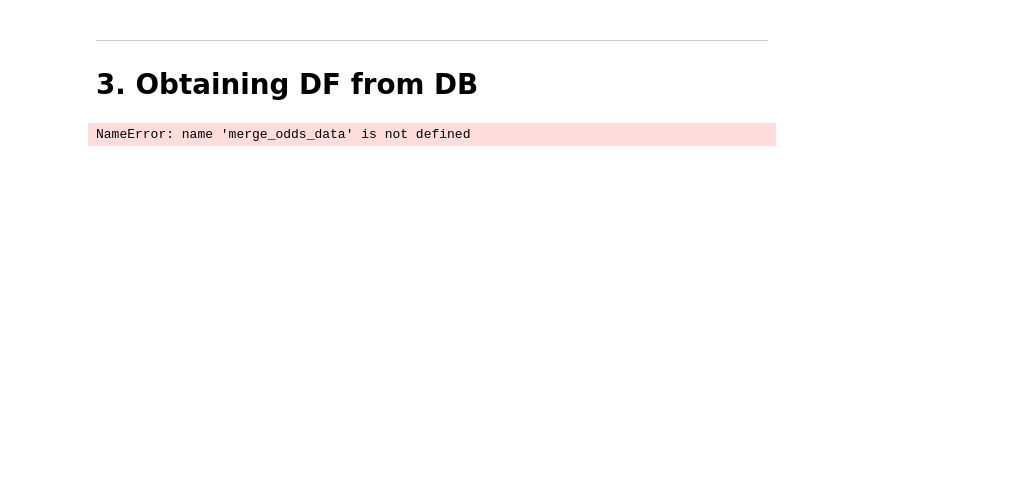
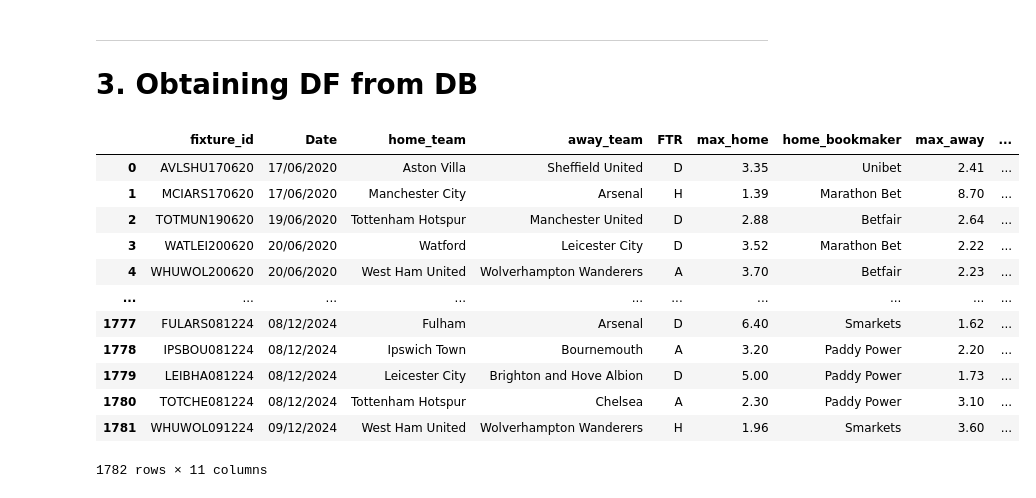
Before and after one commit to thoomkuzhymatthew/EPL_arb_betting, a Jupyter notebook: code/NB04-arbitrage_betting_strategies.ipynb, the cells around one changed output. Cells and saved outputs as stored; diff of their text form; code cells hidden in the pictures; blank space fills up the shorter version.

```diff
--- a/code/NB04-arbitrage_betting_strategies.ipynb
+++ b/code/NB04-arbitrage_betting_strategies.ipynb
@@ -44,9 +44,22 @@ ImportError: cannot import name 'merge_odds_data' from 'functions' (c:\Users\jog
 # %%
 engine = create_engine('sqlite:///../data/sports_odds.db')
 odds_df = pd.read_sql('SELECT * FROM historical_odds', con=engine)
 results_df = pd.read_sql('SELECT * FROM match_results', con=engine)
 
-merged_df = merge_odds_data(odds_df, results_df)
+# Using imported functions to get DF
+merged_df = process_odds_data(odds_df, results_df,process_row)
 merged_df
 # %% [output]
+|  | fixture_id | Date | home_team | away_team | FTR | max_home | home_bookmaker | max_away | ... |
+| 0 | AVLSHU170620 | 17/06/2020 | Aston Villa | Sheffield United | D | 3.35 | Unibet | 2.41 | ... |
+| 1 | MCIARS170620 | 17/06/2020 | Manchester City | Arsenal | H | 1.39 | Marathon Bet | 8.70 | ... |
+| 2 | TOTMUN190620 | 19/06/2020 | Tottenham Hotspur | Manchester United | D | 2.88 | Betfair | 2.64 | ... |
+| 3 | WATLEI200620 | 20/06/2020 | Watford | Leicester City | D | 3.52 | Marathon Bet | 2.22 | ... |
+| 4 | WHUWOL200620 | 20/06/2020 | West Ham United | Wolverhampton Wanderers | A | 3.70 | Betfair | 2.23 | ... |
+| ... | ... | ... | ... | ... | ... | ... | ... | ... | ... |
+| 1777 | FULARS081224 | 08/12/2024 | Fulham | Arsenal | D | 6.40 | Smarkets | 1.62 | ... |
+| 1778 | IPSBOU081224 | 08/12/2024 | Ipswich Town | Bournemouth | A | 3.20 | Paddy Power | 2.20 | ... |
+| 1779 | LEIBHA081224 | 08/12/2024 | Leicester City | Brighton and Hove Albion | D | 5.00 | Paddy Power | 1.73 | ... |
+| 1780 | TOTCHE081224 | 08/12/2024 | Tottenham Hotspur | Chelsea | A | 2.30 | Paddy Power | 3.10 | ... |
+| 1781 | WHUWOL091224 | 09/12/2024 | West Ham United | Wolverhampton Wanderers | H | 1.96 | Smarkets | 3.60 | ... |
-NameError: name 'merge_odds_data' is not defined
+1782 rows × 11 columns
```
Also changed, not shown: parts of 5 cells of this notebook.
